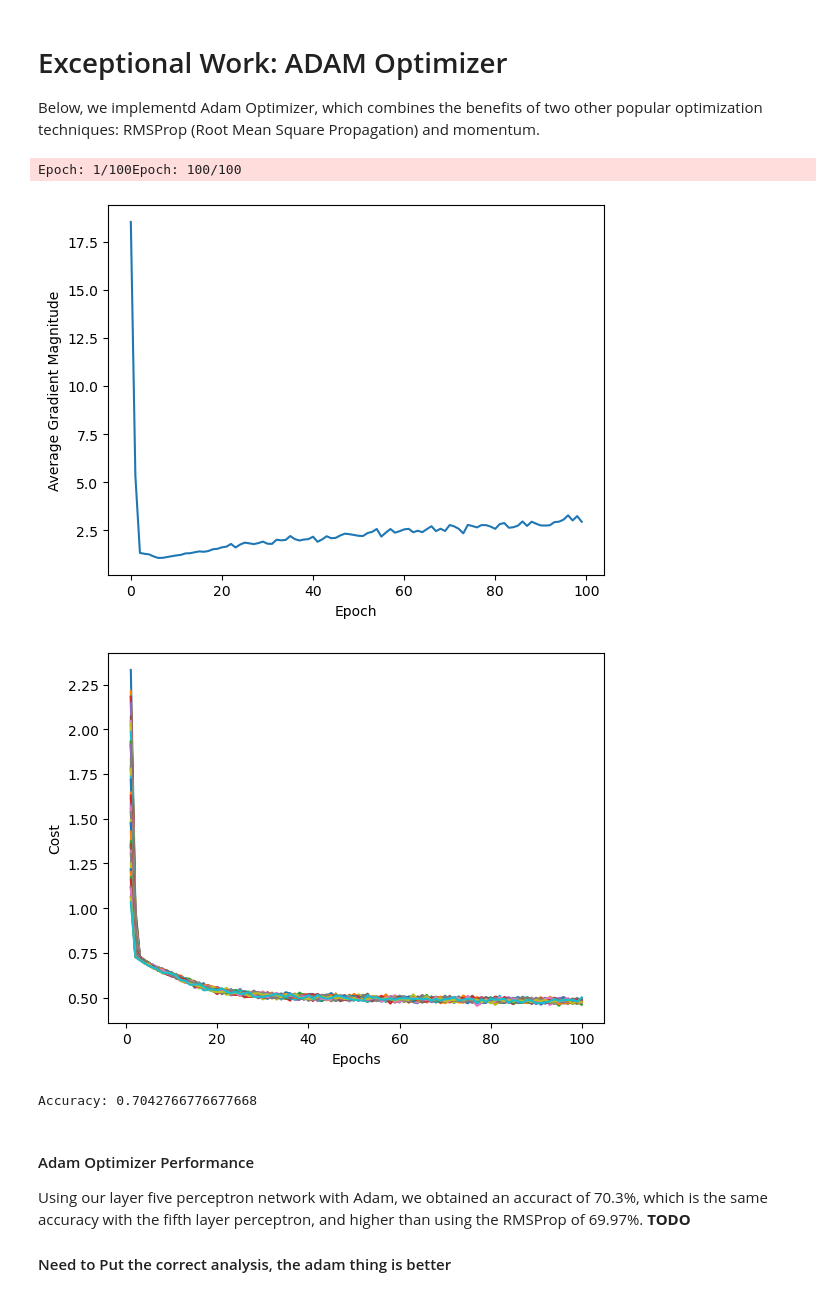
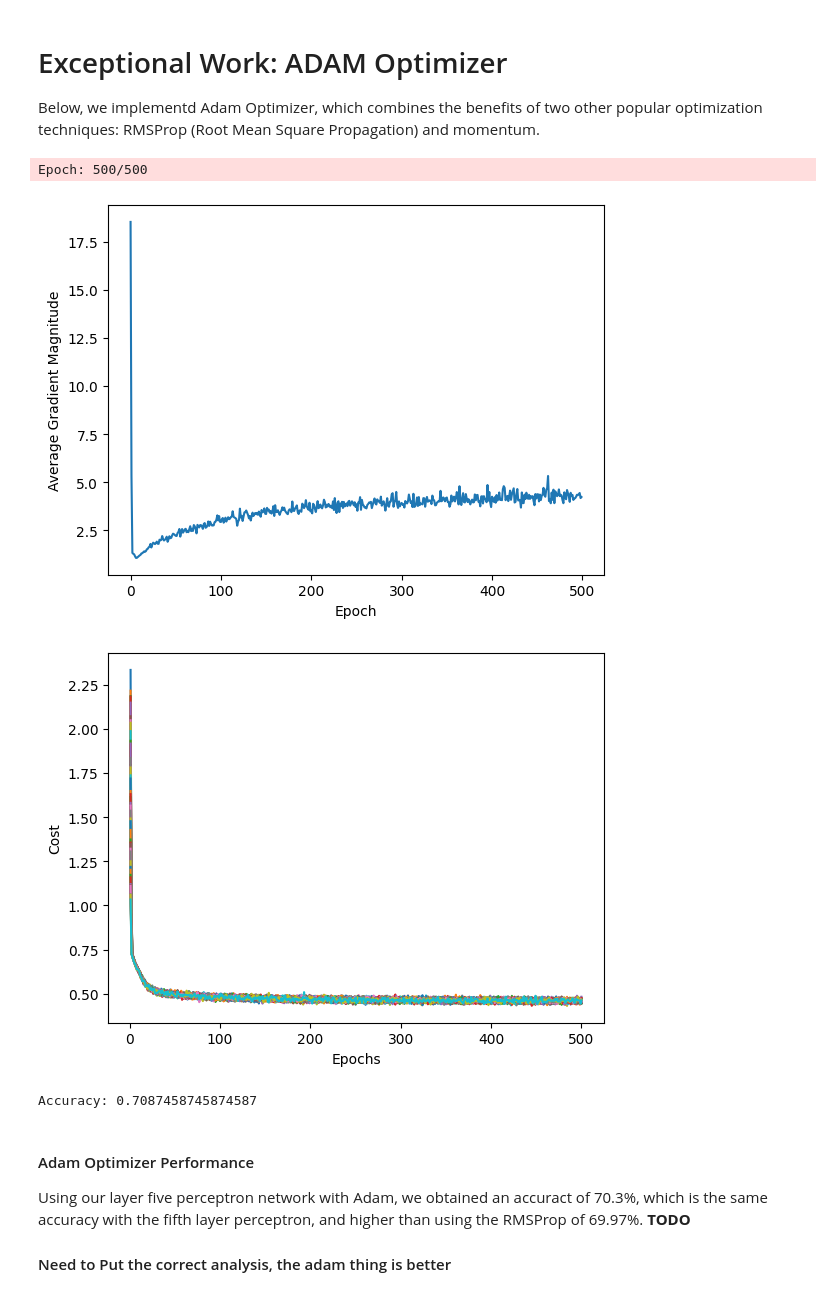
Before and after one commit to Jadonsw123/Lab4MultiLayerPerceptron, a Jupyter notebook: lab4.ipynb, the cells around one changed output. Saved outputs shown, nothing was run; the diff lists cells and outputs as text; code cells hidden in the pictures.

```diff
--- a/lab4.ipynb
+++ b/lab4.ipynb
@@ -822,7 +829,7 @@ class ThreeLayerPerceptron(NormalizedTwoLayerPerceptron):
         return self
 # %%
 params = { 'n_hidden_1':30,'n_hidden_2':30,
-         'C':0.1, 'epochs':50, 'eta':0.001,
+         'C':0.1, 'epochs':500, 'eta':0.001,
          'alpha':0.001, 'decrease_const':1e-5, 'minibatches':50,
          'shuffle':True,'random_state':1}
 # model = TLPVectorizedMiniBatchCrossEntropyGlorot(n_hidden=30, C=0.0, epochs=50, eta=0.001, random_state=42)
@@ -1036,7 +1043,7 @@ class FourLayerPerceptron(ThreeLayerPerceptron):
 # %%
 
 params = { 'n_hidden_1':30,'n_hidden_2':30, 'n_hidden_3':30,
-         'C':0.1, 'epochs':100, 'eta':0.001,
+         'C':0.1, 'epochs':500, 'eta':0.001,
          'alpha':0.001, 'decrease_const':1e-5, 'minibatches':50,
          'shuffle':True,'random_state':1}
 # model = TLPVectorizedMiniBatchCrossEntropyGlorot(n_hidden=30, C=0.0, epochs=50, eta=0.001, random_state=42)
@@ -1265,7 +1272,7 @@ class FiveLayerPerceptron(FourLayerPerceptron):
 # %%
 
 params = { 'n_hidden_1':30,'n_hidden_2':30, 'n_hidden_3':30,'n_hidden_4':30,
-         'C':0.1, 'epochs':100, 'eta':0.001,
+         'C':0.1, 'epochs':500, 'eta':0.001,
          'alpha':0.001, 'decrease_const':1e-5, 'minibatches':50,
          'shuffle':True,'random_state':1}
 # model = TLPVectorizedMiniBatchCrossEntropyGlorot(n_hidden=30, C=0.0, epochs=50, eta=0.001, random_state=42)
@@ -1404,7 +1411,7 @@ class FiveLayerPerceptronRMSProp(FiveLayerPerceptron):
 # %%
 
 params = { 'n_hidden_1':30,'n_hidden_2':30, 'n_hidden_3':30,'n_hidden_4':30,
-         'C':0.1, 'epochs':100, 'eta':0.001,
+         'C':0.1, 'epochs':500, 'eta':0.001,
          'alpha':0.001, 'decrease_const':1e-5, 'minibatches':50,
          'shuffle':True,'random_state':1}
 # model = TLPVectorizedMiniBatchCrossEntropyGlorot(n_hidden=30, C=0.0, epochs=50, eta=0.001, random_state=42)
@@ -1488,33 +1495,33 @@ class FiveLayerPerceptronAdam(FiveLayerPerceptronRMSProp):
 # %%
 
 params = { 'n_hidden_1':30,'n_hidden_2':30, 'n_hidden_3':30,'n_hidden_4':30,
-         'C':0.1, 'epochs':100, 'eta':0.001,
+         'C':0.1, 'epochs':500, 'eta':0.001,
          'alpha':0.001, 'decrease_const':1e-5, 'minibatches':50,
          'shuffle':True,'random_state':1}
 # model = TLPVectorizedMiniBatchCrossEntropyGlorot(n_hidden=30, C=0.0, epochs=50, eta=0.001, random_state=42)
 model = FiveLayerPerceptronAdam(**params)
 model.fit(X_train, y_train, print_progress=True)
 model.plot_grad_avg()
 # plot the loss over time to ensure convergence
 plt.plot(range(1, len(model.cost_)+1), model.cost_)
 plt.xlabel("Epochs")
 plt.ylabel("Cost")
 plt.show()
 
 # evaluate the model on the test set
 y_pred = model.predict(X_test)
 
 # convert y_pred into a one-hot encoded dataframe
 y_pred = convert_data(y_pred)
 
 # Get accuracy
 accuracy = accuracy_score(y_test, y_pred)
 print("Accuracy:", accuracy)
 # %% [output]
-Epoch: 1/100Epoch: 100/100
+Epoch: 500/500
-[figure, old version]
+[figure, new version]
-[figure, old version]
+[figure, new version]
-Accuracy: 0.7042766776677668
+Accuracy: 0.7087458745874587
 # %% [markdown]
 #### Adam Optimizer Performance
 
```
Also changed, not shown: parts of 8 cells of this notebook.
